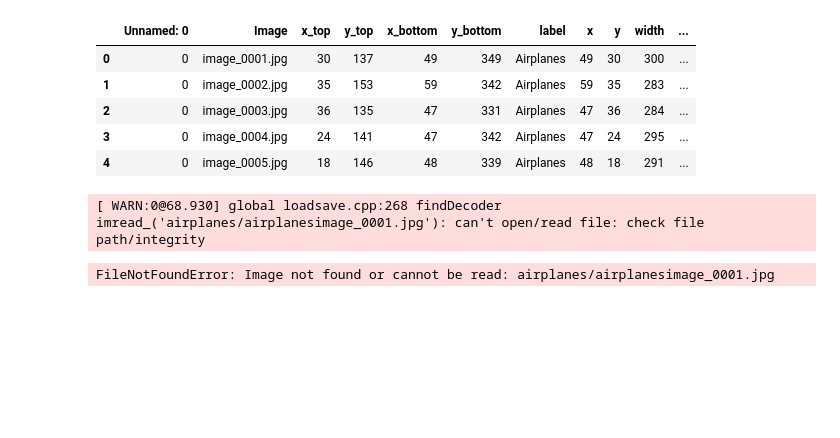
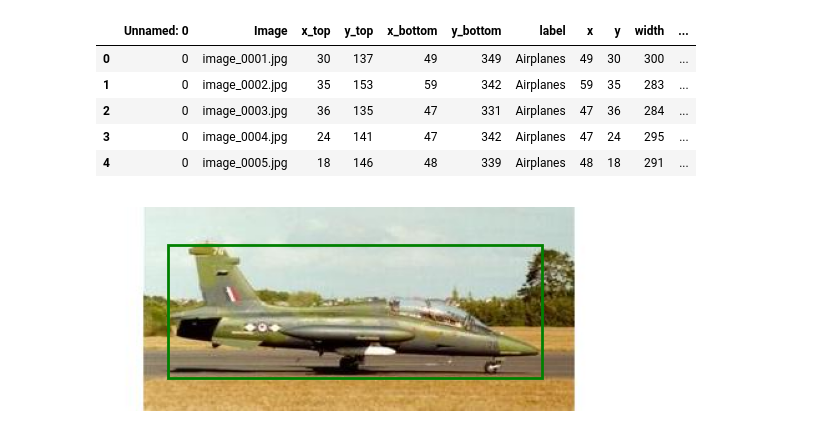
Before and after one commit to cmblandon/computer_vision, a Jupyter notebook: Taller05-Deteccion/taller_05_deteccion.ipynb, the cells around one changed output. Saved outputs shown, nothing was run; the diff lists cells and outputs as text; code cells hidden in the pictures; blank space fills up the shorter version.

```diff
--- a/Taller05-Deteccion/taller_05_deteccion.ipynb
+++ b/Taller05-Deteccion/taller_05_deteccion.ipynb
@@ -125,7 +125,7 @@ df['y2_norm'] = df['y2'] / IMAGE_HEIGHT
 df['bbox_norm'] = df[['x_norm', 'y_norm', 'x2_norm', 'y2_norm']].values.tolist()
 
 # Agregar ruta de imagen
-df['image_path'] = df['Image'].apply(lambda x: f"airplanes/airplanes{x}")
+df['image_path'] = df['Image'].apply(lambda x: f"data/airplanes/airplanes/{x}")
 df.head()
 # %% [output]
 |  | Unnamed: 0 | Image | x_top | y_top | x_bottom | y_bottom | label | x | y | width | ... |
@@ -137,25 +137,24 @@ df.head()
 # %%
 import matplotlib.pyplot as plt
 import cv2
 
 def show_image_with_box(image_path, x1, y1, x2, y2):
     img = cv2.imread(image_path)
     if img is None:
         raise FileNotFoundError(f"Image not found or cannot be read: {image_path}")
     img = cv2.cvtColor(img, cv2.COLOR_BGR2RGB)
     plt.imshow(img)
     plt.gca().add_patch(
-        plt.Rectangle((x1, y1), x2 - x1, y2 - y1, edgecolor='red', facecolor='none', linewidth=2)
+        plt.Rectangle((x1, y1), x2 - x1, y2 - y1, edgecolor='green', facecolor='none', linewidth=2)
     )
     plt.axis('off')
     plt.show()
 
 # Mostrar la primera imagen
 row = df.iloc[0]
 show_image_with_box(row['image_path'], row['x'], row['y'], row['x2'], row['y2'])
 # %% [output]
-[ WARN:0@68.930] global loadsave.cpp:268 findDecoder imread_('airplanes/airplanesimage_0001.jpg'): can't open/read file: check file path/integrity
-FileNotFoundError: Image not found or cannot be read: airplanes/airplanesimage_0001.jpg
+[figure, added]
 # %%
 import torch
 from torch.utils.data import Dataset, DataLoader
```
Also changed, not shown: parts of 2 cells of this notebook, 1 other file.
